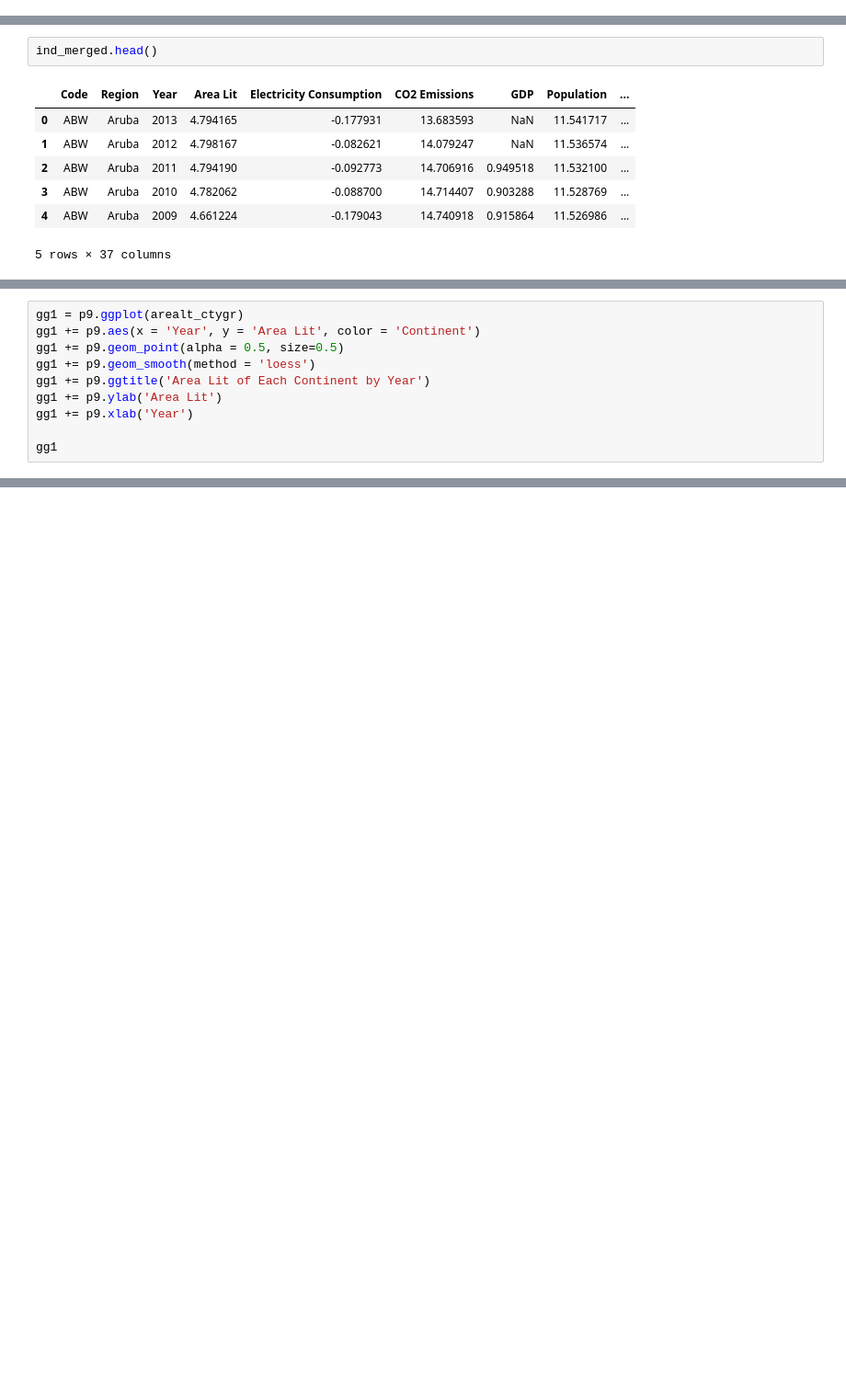
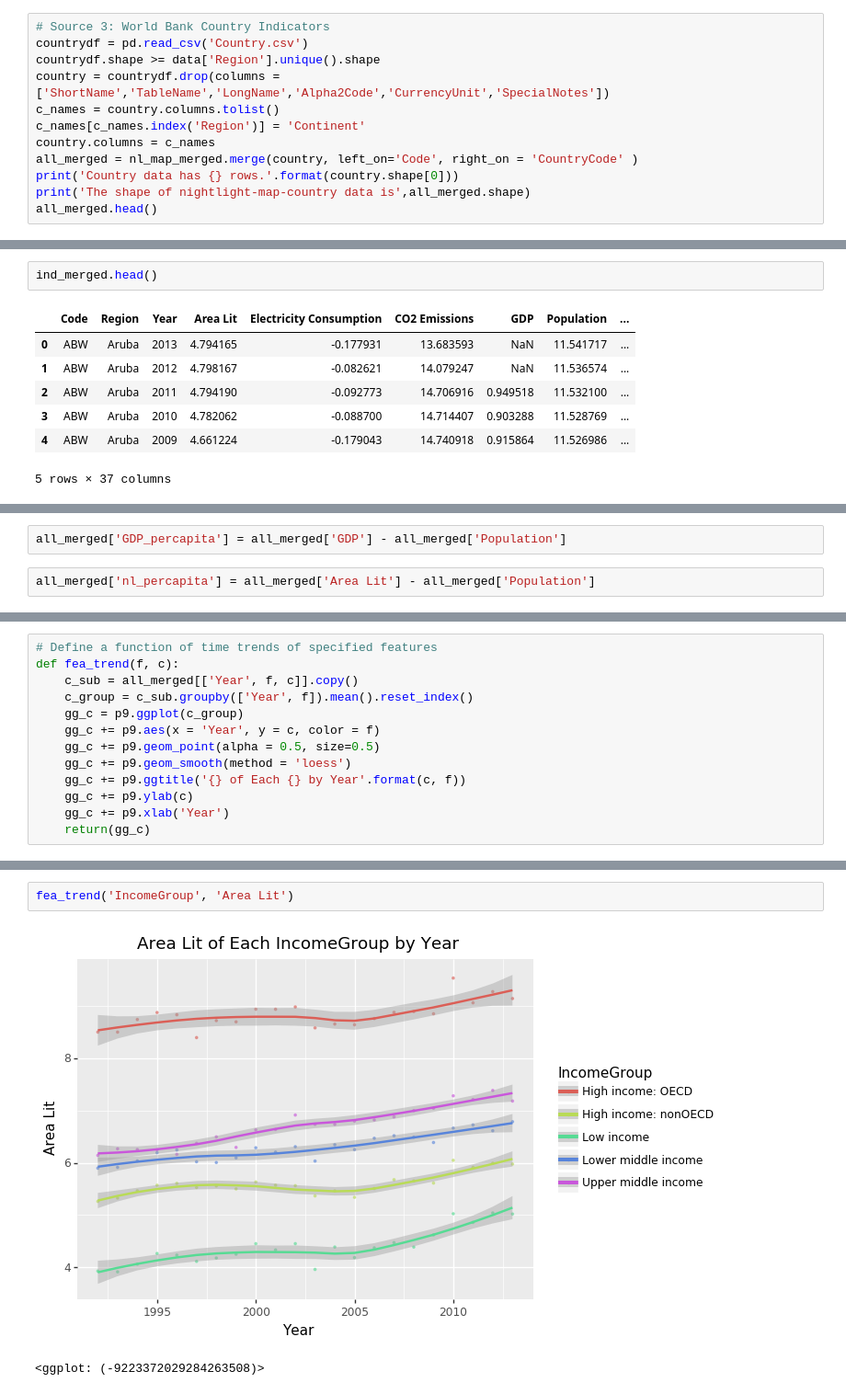
Before and after one commit to xiaomanluo/world_nightlight, a Jupyter notebook: nightlight.ipynb, the cells around one changed output, grey strips where cells are left out. Shown at 92% size. Saved outputs shown, nothing was run; the diff lists cells and outputs as text; blank space fills up the shorter version.

Commit message:
By Income Group

```diff
--- a/nightlight.ipynb
+++ b/nightlight.ipynb
@@ -79,0 +64,12 @@ Name: Year, dtype: int64
+# %%
+# Source 3: World Bank Country Indicators
+countrydf = pd.read_csv('Country.csv')
+countrydf.shape >= data['Region'].unique().shape
+country = countrydf.drop(columns = ['ShortName','TableName','LongName','Alpha2Code','CurrencyUnit','SpecialNotes'])
+c_names = country.columns.tolist()
+c_names[c_names.index('Region')] = 'Continent'
+country.columns = c_names
+all_merged = nl_map_merged.merge(country, left_on='Code', right_on = 'CountryCode' )
+print('Country data has {} rows.'.format(country.shape[0]))
+print('The shape of nightlight-map-country data is',all_merged.shape)
+all_merged.head()
@@ -389,0 +197,4 @@ arealt_ctygr
+# %%
+all_merged['GDP_percapita'] = all_merged['GDP'] - all_merged['Population']
+# %%
+all_merged['nl_percapita'] = all_merged['Area Lit'] - all_merged['Population']
@@ -390,10 +225,13 @@ arealt_ctygr
 # %%
-gg1 = p9.ggplot(arealt_ctygr)
-gg1 += p9.aes(x = 'Year', y = 'Area Lit', color = 'Continent')
-gg1 += p9.geom_point(alpha = 0.5, size=0.5)
-gg1 += p9.geom_smooth(method = 'loess')
-gg1 += p9.ggtitle('Area Lit of Each Continent by Year')
-gg1 += p9.ylab('Area Lit')
-gg1 += p9.xlab('Year')
-
-gg1
+# Define a function of time trends of specified features
+def fea_trend(f, c):
+    c_sub = all_merged[['Year', f, c]].copy()
+    c_group = c_sub.groupby(['Year', f]).mean().reset_index()
+    gg_c = p9.ggplot(c_group)
+    gg_c += p9.aes(x = 'Year', y = c, color = f)
+    gg_c += p9.geom_point(alpha = 0.5, size=0.5)
+    gg_c += p9.geom_smooth(method = 'loess')
+    gg_c += p9.ggtitle('{} of Each {} by Year'.format(c, f))
+    gg_c += p9.ylab(c)
+    gg_c += p9.xlab('Year')
+    return(gg_c)
@@ -436,0 +258,5 @@ list(ind_merged)
+# %%
+fea_trend('IncomeGroup', 'Area Lit')
+# %% [output]
+[figure, added]
+<ggplot: (-9223372029284263508)>
```
Also changed, not shown: parts of 76 cells of this notebook.
